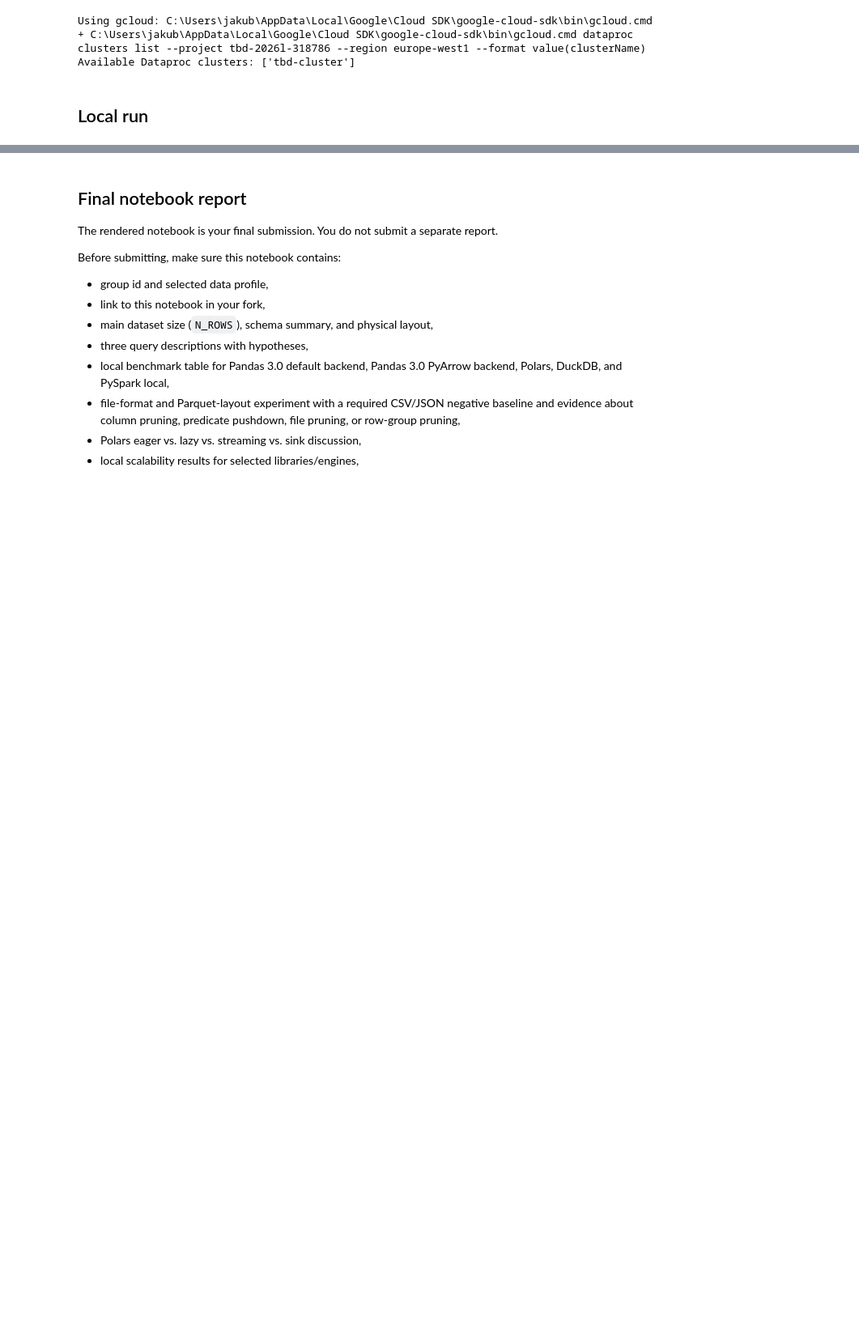
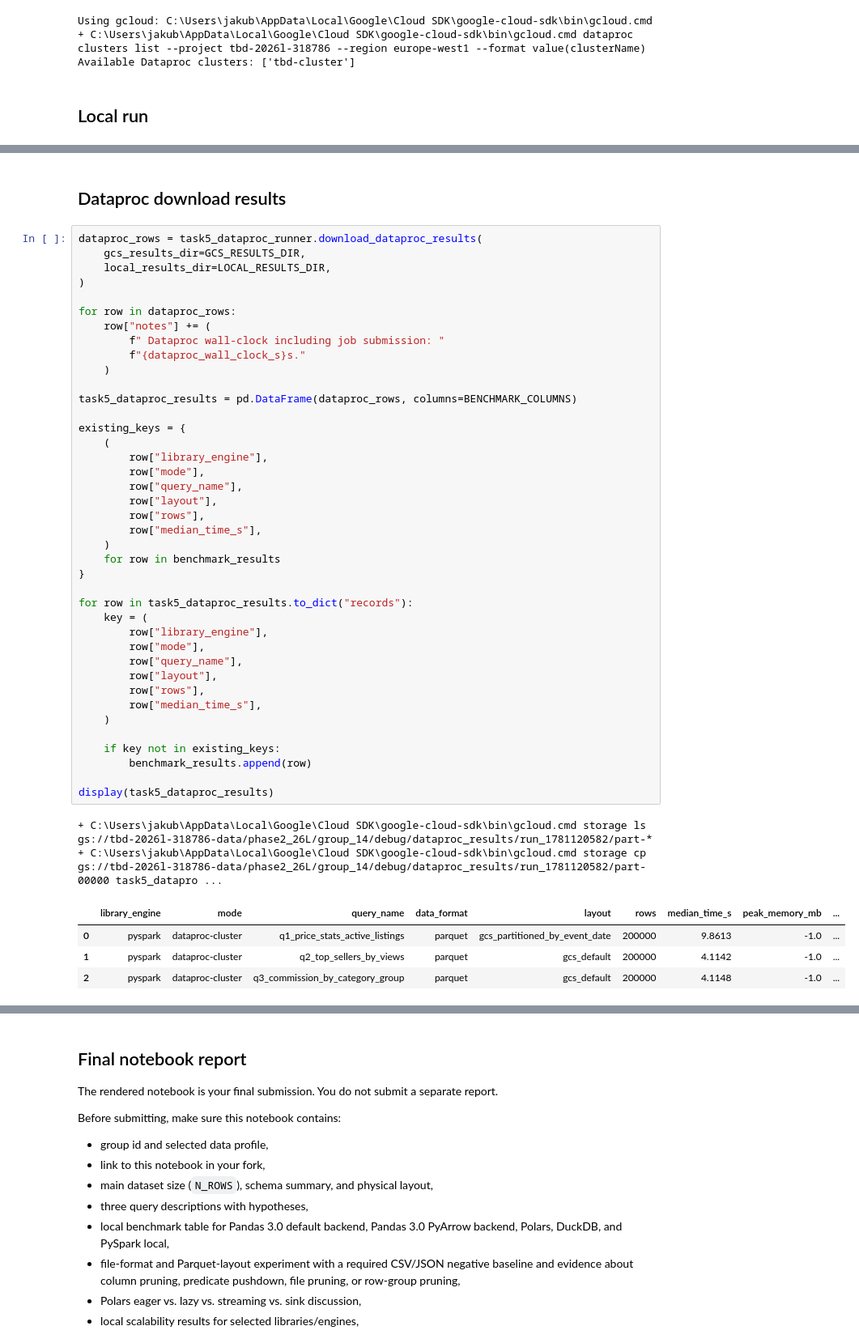
Before and after one commit to adecku/tbd-workshop-1, a Jupyter notebook: notebooks/tbd_phase_2_26L.ipynb, the cells around one changed output, grey strips where cells are left out. Shown at 81% size. Drawn from its saved outputs; the diff is of its cells as text; blank space fills up the shorter version.

```diff
--- a/notebooks/tbd_phase_2_26L.ipynb
+++ b/notebooks/tbd_phase_2_26L.ipynb
@@ -1793,0 +1855,49 @@ display(
+# %% [markdown]
+## Dataproc download results
+# %%
+dataproc_rows = task5_dataproc_runner.download_dataproc_results(
+    gcs_results_dir=GCS_RESULTS_DIR,
+    local_results_dir=LOCAL_RESULTS_DIR,
+)
+
+for row in dataproc_rows:
+    row["notes"] += (
+        f" Dataproc wall-clock including job submission: "
+        f"{dataproc_wall_clock_s}s."
+    )
+
+task5_dataproc_results = pd.DataFrame(dataproc_rows, columns=BENCHMARK_COLUMNS)
+
+existing_keys = {
+    (
+        row["library_engine"],
+        row["mode"],
+        row["query_name"],
+        row["layout"],
+        row["rows"],
+        row["median_time_s"],
+    )
+    for row in benchmark_results
+}
+
+for row in task5_dataproc_results.to_dict("records"):
+    key = (
+        row["library_engine"],
+        row["mode"],
+        row["query_name"],
+        row["layout"],
+        row["rows"],
+        row["median_time_s"],
+    )
+
+    if key not in existing_keys:
+        benchmark_results.append(row)
+
+display(task5_dataproc_results)
+# %% [output]
++ C:\Users\jakub\AppData\Local\Google\Cloud SDK\google-cloud-sdk\bin\gcloud.cmd storage ls gs://tbd-2026l-318786-data/phase2_26L/group_14/debug/dataproc_results/run_1781120582/part-*
++ C:\Users\jakub\AppData\Local\Google\Cloud SDK\google-cloud-sdk\bin\gcloud.cmd storage cp gs://tbd-2026l-318786-data/phase2_26L/group_14/debug/dataproc_results/run_1781120582/part-00000 task5_datapro ...
+|  | library_engine | mode | query_name | data_format | layout | rows | median_time_s | peak_memory_mb | ... |
+| 0 | pyspark | dataproc-cluster | q1_price_stats_active_listings | parquet | gcs_partitioned_by_event_date | 200000 | 9.8613 | -1.0 | ... |
+| 1 | pyspark | dataproc-cluster | q2_top_sellers_by_views | parquet | gcs_default | 200000 | 4.1142 | -1.0 | ... |
+| 2 | pyspark | dataproc-cluster | q3_commission_by_category_group | parquet | gcs_default | 200000 | 4.1148 | -1.0 | ... |
```
Also changed, not shown: parts of 18 cells of this notebook.
